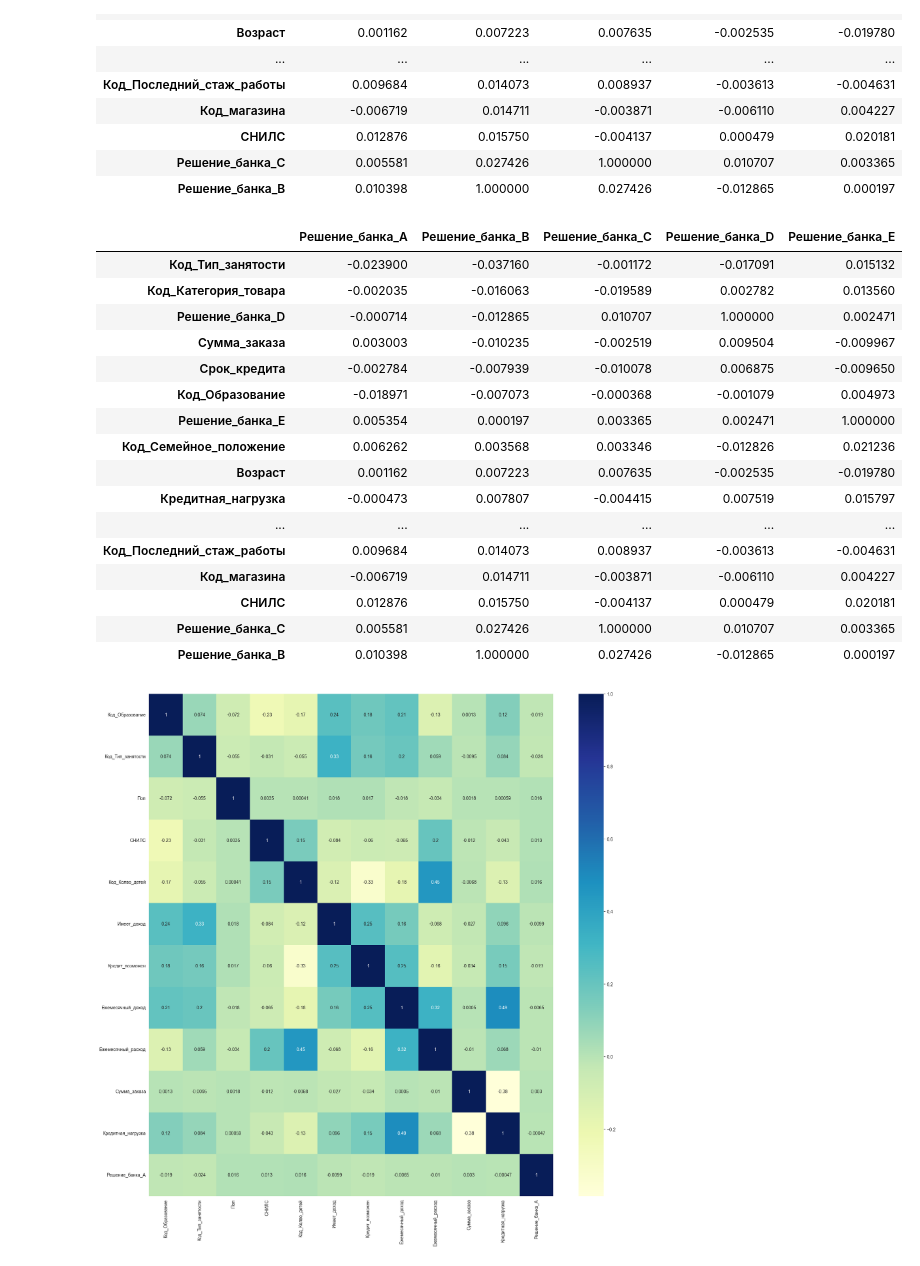
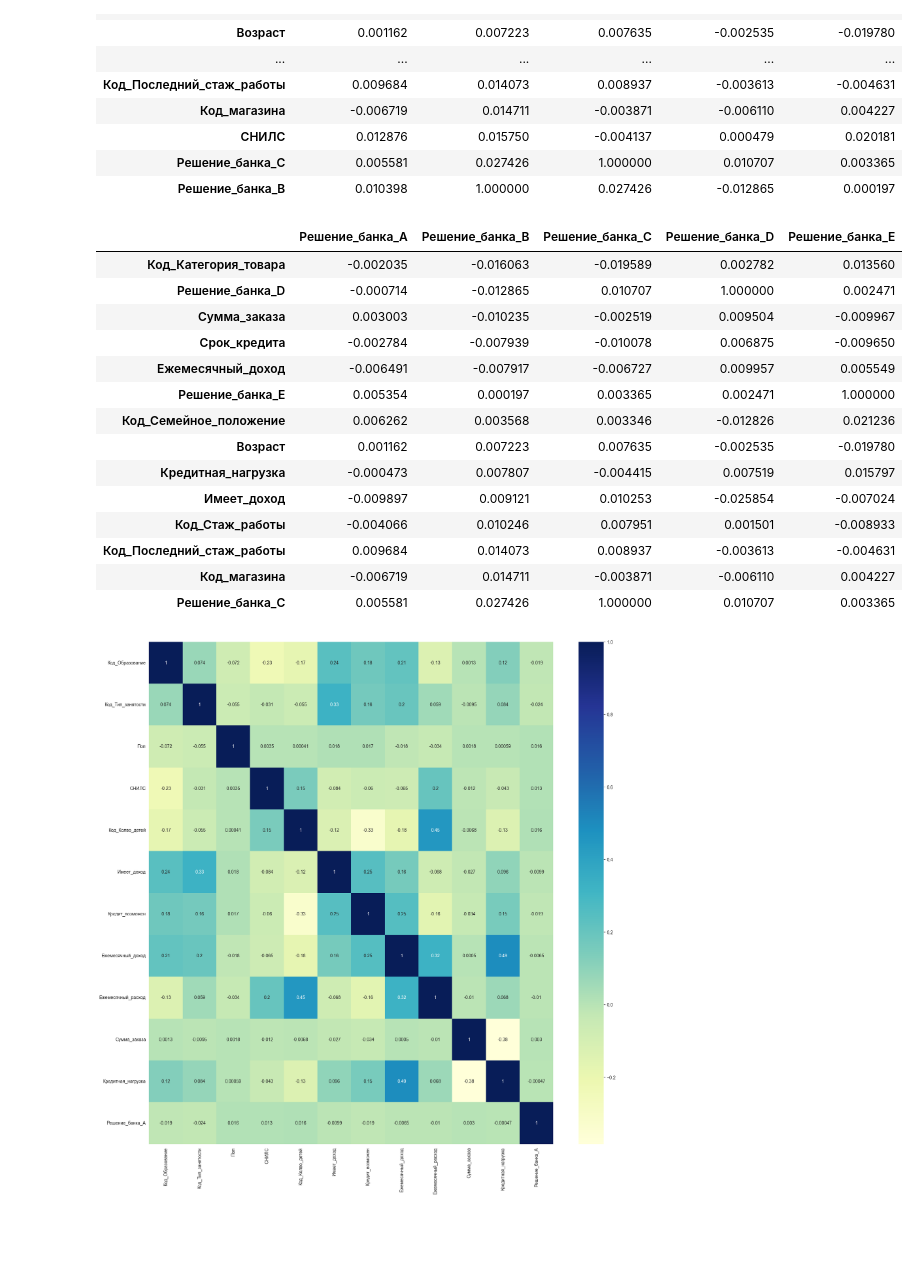
Before and after one commit to svwk/hacaton2, a Jupyter notebook: scripts/data_scripts/analyze_data.ipynb, the cells around one changed output. Saved outputs shown, nothing was run; the diff lists cells and outputs as text; code cells hidden in the pictures; blank space fills up the shorter version.

```diff
--- a/scripts/data_scripts/analyze_data.ipynb
+++ b/scripts/data_scripts/analyze_data.ipynb
@@ -801,11 +801,11 @@ df4_1=df4[(df4[ 'Решение_банка_A'] != 2) & (df4[ 'Решение_б
 # %%
 t=[ 'Решение_банка_A',  'Решение_банка_B',  'Решение_банка_C',  'Решение_банка_D',  'Решение_банка_E']
 # %%
-df5=df4_1[['Код_Образование', 'Код_Тип_занятости', 'Пол', 'СНИЛС', 'Код_Колво_детей',  'Имеет_доход','Кредит_возможен','Ежемесячный_доход','Ежемесячный_расход', 'Сумма_заказа','Кредитная_нагрузка', 'Решение_банка_A']]
-df5_1=df4_1[['Пол', 'СНИЛС', 'Код_Колво_детей', 'Код_Категория_товара', 'Код_Семейное_положение', 'Код_Образование', 'Код_Тип_занятости', 'Код_Стаж_работы', 'Срок_кредита', 'Имеет_доход','Кредит_возможен','Ежемесячный_доход','Ежемесячный_расход', 'Сумма_заказа','Кредитная_нагрузка','Возраст','Код_Последний_стаж_работы', 'Код_магазина']+t]
+df4_2=df4_1[['Код_Образование', 'Код_Тип_занятости', 'Пол', 'СНИЛС', 'Код_Колво_детей',  'Имеет_доход','Кредит_возможен','Ежемесячный_доход','Ежемесячный_расход', 'Сумма_заказа','Кредитная_нагрузка', 'Решение_банка_A']]
+df4_3=df4_1[['Пол', 'СНИЛС', 'Код_Колво_детей', 'Код_Категория_товара', 'Код_Семейное_положение', 'Код_Образование', 'Код_Тип_занятости', 'Код_Стаж_работы', 'Срок_кредита', 'Имеет_доход','Кредит_возможен','Ежемесячный_доход','Ежемесячный_расход', 'Сумма_заказа','Кредитная_нагрузка','Возраст','Код_Последний_стаж_работы', 'Код_магазина']+t]
 # %%
 # df4[columns+['решение банка A']].corr()['решение банка A'].sort_values()
-df_corr = df5_1.corr()[t]
+df_corr = df4_3.corr()[t]
 df_corr.sort_values(by=t[1])
 # %% [output]
 |  | Решение_банка_A | Решение_банка_B | Решение_банка_C | Решение_банка_D | Решение_банка_E |
@@ -826,24 +826,22 @@ df_corr.sort_values(by=t[1])
 | Решение_банка_C | 0.005581 | 0.027426 | 1.000000 | 0.010707 | 0.003365 |
 | Решение_банка_B | 0.010398 | 1.000000 | 0.027426 | -0.012865 | 0.000197 |
 # %%
-df_corr[(abs(df_corr.Решение_банка_A)>0.01) | (abs(df_corr.Решение_банка_B)>0.01) | (abs(df_corr.Решение_банка_C)>0.01) | (abs(df_corr.Решение_банка_D)>0.01) | (abs(df_corr.Решение_банка_E)>0.01)].sort_values(by=t[1])
+df_corr[(abs(df_corr.Решение_банка_A)<0.01)].sort_values(by=t[1])
 # %% [output]
 |  | Решение_банка_A | Решение_банка_B | Решение_банка_C | Решение_банка_D | Решение_банка_E |
-| Код_Тип_занятости | -0.023900 | -0.037160 | -0.001172 | -0.017091 | 0.015132 |
 | Код_Категория_товара | -0.002035 | -0.016063 | -0.019589 | 0.002782 | 0.013560 |
 | Решение_банка_D | -0.000714 | -0.012865 | 0.010707 | 1.000000 | 0.002471 |
 | Сумма_заказа | 0.003003 | -0.010235 | -0.002519 | 0.009504 | -0.009967 |
 | Срок_кредита | -0.002784 | -0.007939 | -0.010078 | 0.006875 | -0.009650 |
-| Код_Образование | -0.018971 | -0.007073 | -0.000368 | -0.001079 | 0.004973 |
+| Ежемесячный_доход | -0.006491 | -0.007917 | -0.006727 | 0.009957 | 0.005549 |
 | Решение_банка_E | 0.005354 | 0.000197 | 0.003365 | 0.002471 | 1.000000 |
 | Код_Семейное_положение | 0.006262 | 0.003568 | 0.003346 | -0.012826 | 0.021236 |
 | Возраст | 0.001162 | 0.007223 | 0.007635 | -0.002535 | -0.019780 |
 | Кредитная_нагрузка | -0.000473 | 0.007807 | -0.004415 | 0.007519 | 0.015797 |
-| ... | ... | ... | ... | ... | ... |
+| Имеет_доход | -0.009897 | 0.009121 | 0.010253 | -0.025854 | -0.007024 |
+| Код_Стаж_работы | -0.004066 | 0.010246 | 0.007951 | 0.001501 | -0.008933 |
 | Код_Последний_стаж_работы | 0.009684 | 0.014073 | 0.008937 | -0.003613 | -0.004631 |
 | Код_магазина | -0.006719 | 0.014711 | -0.003871 | -0.006110 | 0.004227 |
-| СНИЛС | 0.012876 | 0.015750 | -0.004137 | 0.000479 | 0.020181 |
 | Решение_банка_C | 0.005581 | 0.027426 | 1.000000 | 0.010707 | 0.003365 |
-| Решение_банка_B | 0.010398 | 1.000000 | 0.027426 | -0.012865 | 0.000197 |
 # %%
 plt.figure(figsize=(20,20))
```
Also changed, not shown: parts of 5 cells of this notebook, 6 other files.
